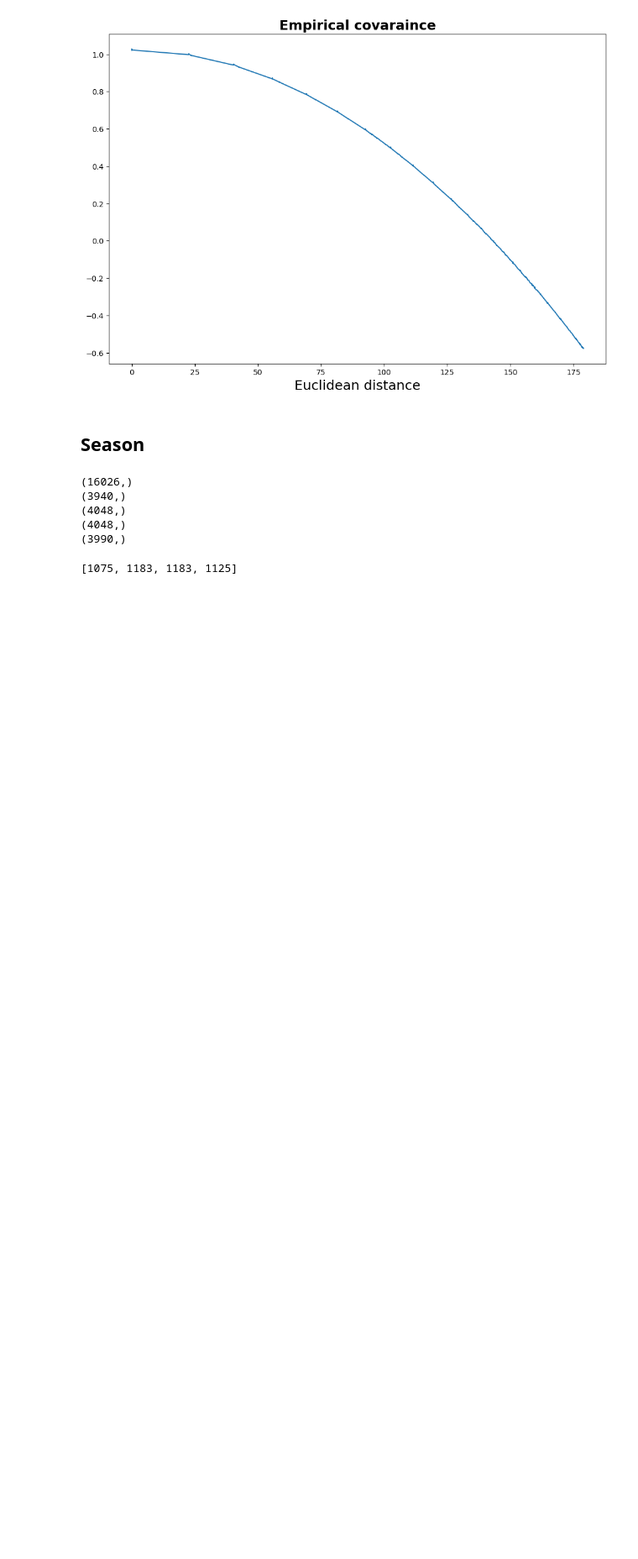
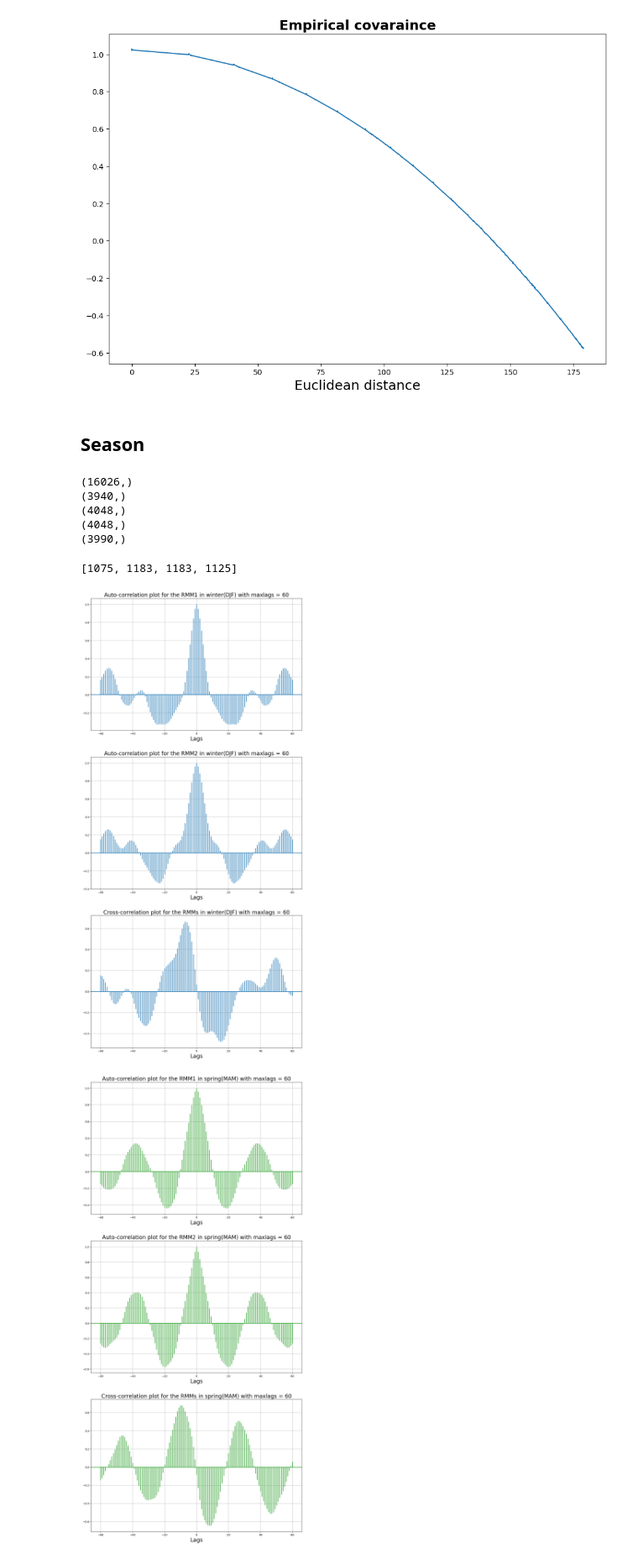
Before and after one commit to vishwas1984/SINDy_RealData, a Jupyter notebook: examples/emp_stats.ipynb, the cells around one changed output. Shown at 84% size. Saved outputs shown, nothing was run; the diff lists cells and outputs as text; code cells hidden in the pictures; blank space fills up the shorter version.

```diff
--- a/examples/emp_stats.ipynb
+++ b/examples/emp_stats.ipynb
@@ -359,3 +354,34 @@ for m, season in zip(ms, seasons):
     upper_confs[season] = emp_model.upper_confs
 # %% [output]
 [1075, 1183, 1183, 1125]
+# %%
+maxlags = 60
+seasons = ['winter','spring','summer','fall']
+season_months = ['winter(DJF)','spring(MAM)','summer(JJA)','fall(SON)']
+plot_colors = ['tab:blue','tab:green','tab:red','tab:orange']
+
+for season, season_month, color in zip(seasons, season_months, plot_colors):
+    start_id_season = ( np.where(np.ediff1d(season_npzfile[season]['id']) != 1 )[0]+1 )[2]
+    fig, axs = plt.subplots(3, 1, figsize=(14, 10*3))
+    for k, rmm in enumerate(['RMM1','RMM2']):
+        axs[k].acorr(season_npzfile[season][rmm][start_id_season: start_id_season+90], usevlines=True, maxlags=maxlags, normed=True, lw=2, color=color)
+        axs[k].set_xlabel('Lags', fontsize=20)
+        axs[k].set_title(f'Auto-correlation plot for the {rmm} in {season_month} with maxlags = {maxlags}', fontsize=20)
+        axs[k].grid(True)
+    axs[2].xcorr(season_npzfile[season]['RMM1'][start_id_season: start_id_season+90], season_npzfile[season]['RMM2'][start_id_season: start_id_season+90], usevlines=True, normed=True, maxlags=maxlags, lw=2, color=color)
+    axs[2].set_xlabel('Lags', fontsize=20)
+    axs[2].set_title(f'Cross-correlation plot for the RMMs in {season_month} with maxlags = {maxlags}', fontsize=20)
+    axs[2].grid(True)
+
+# for season, season_month, color in zip(seasons, season_months, plot_colors):
+#     start_id_season = ( np.where(np.ediff1d(season_npzfile[season]['id']) != 1 )[0]+1 )[2]
+#     fig, ax = plt.subplots(1, 1, figsize=(14, 10))
+#     ax.xcorr(season_npzfile[season]['RMM1'][start_id_season: start_id_season+90], season_npzfile[season]['RMM2'][start_id_season: start_id_season+90], usevlines=True, normed=True, maxlags=maxlags, lw=2, color=color)
+#     ax.set_xlabel('Lags', fontsize=20)
+#     ax.set_title(f'Cross-correlation plot for the RMMs in {season_month} with maxlags = {maxlags}', fontsize=20)
+#     ax.grid(True)
+
+plt.show()
+# %% [output]
+[figure, added]
+[figure, added]
```
Also changed, not shown: parts of 4 cells of this notebook.
